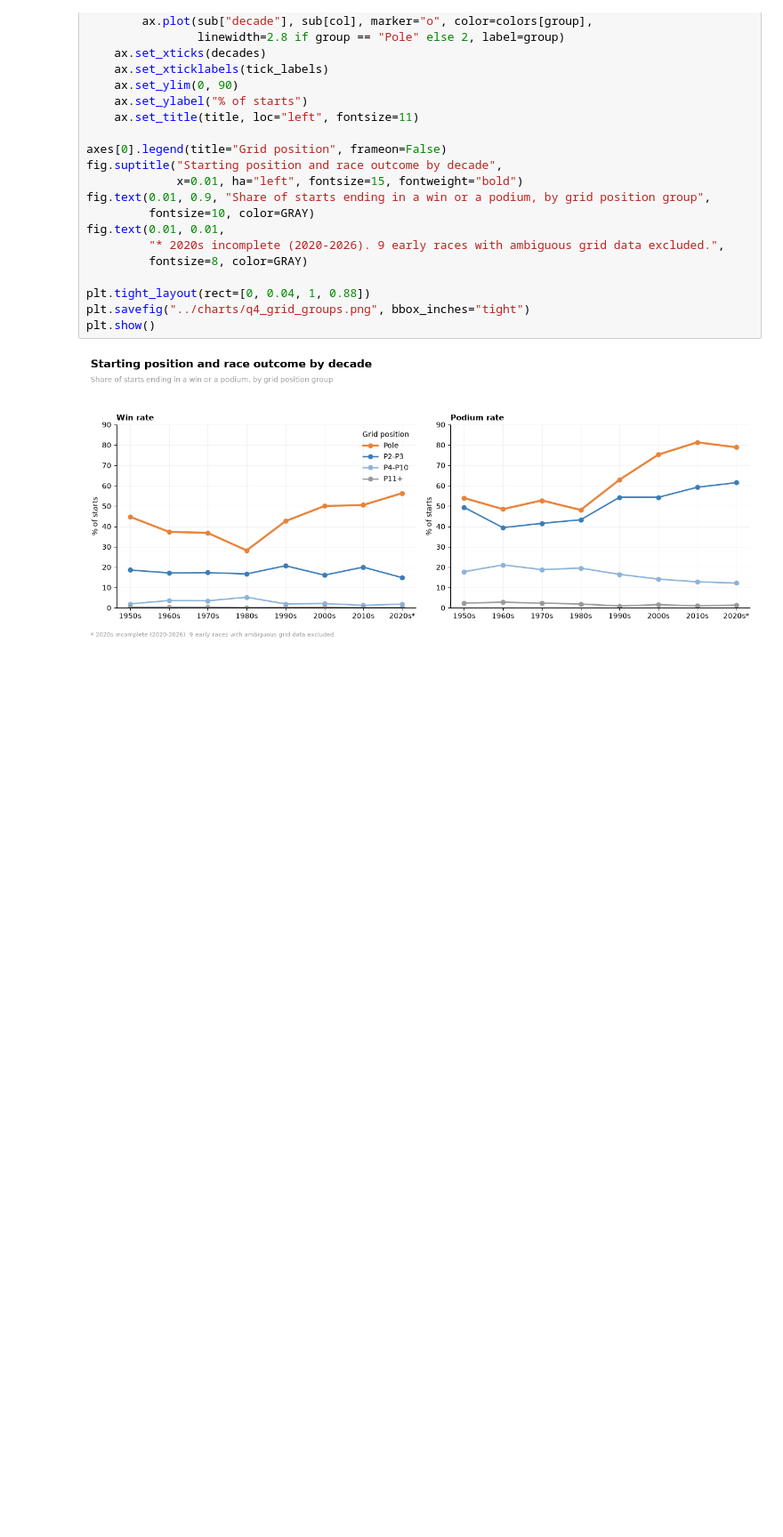
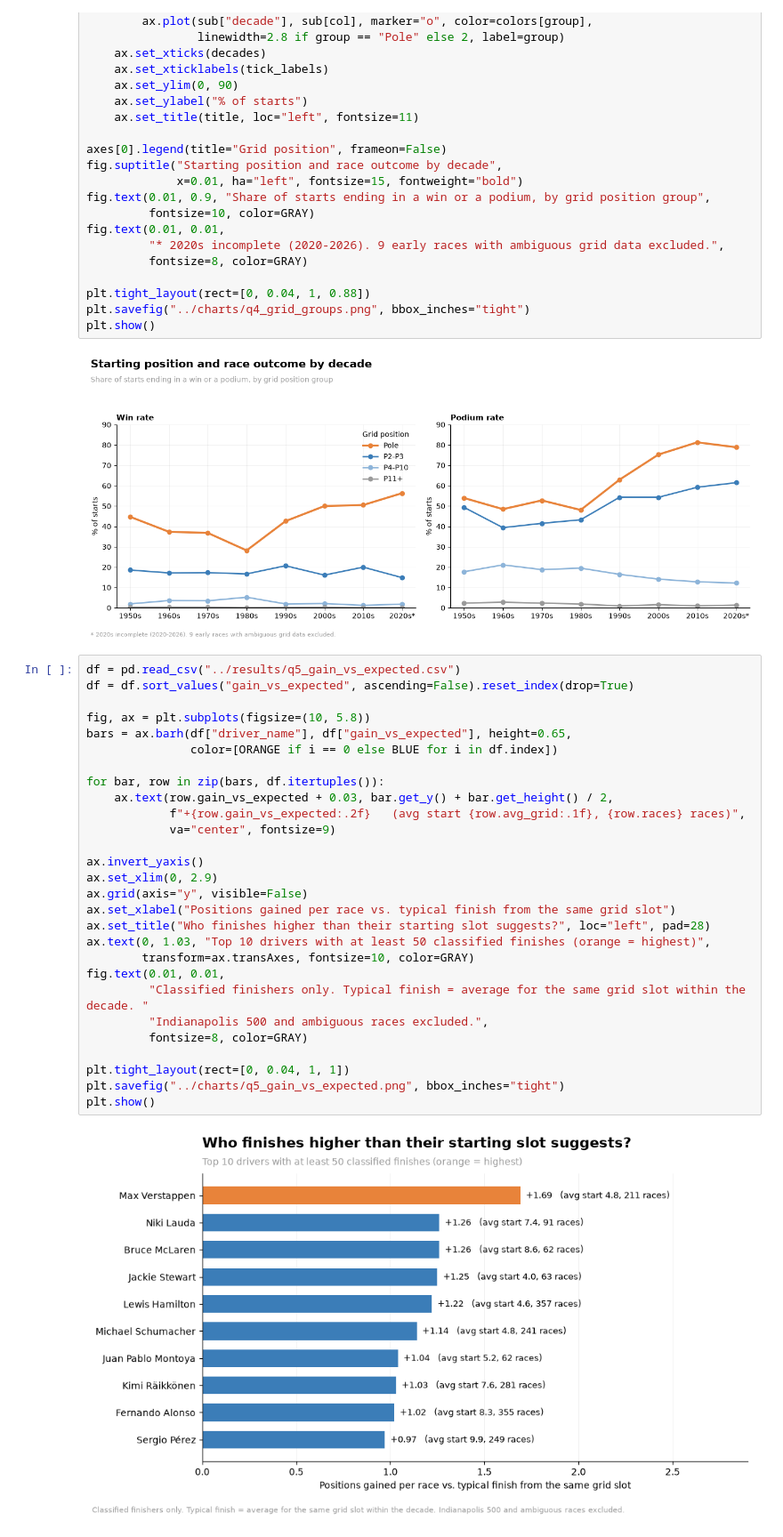
Before and after one commit to luvurgrace/f1-sql-analysis, a Jupyter notebook: notebooks/analysis.ipynb, the cells around one changed output. Shown at 89% size. Cells and saved outputs as stored; diff of their text form; blank space fills up the shorter version.

Commit message:
Add Q5: position gainers vs expected finish

```diff
--- a/notebooks/analysis.ipynb
+++ b/notebooks/analysis.ipynb
@@ -255,3 +255,33 @@ plt.savefig("../charts/q4_grid_groups.png", bbox_inches="tight")
 plt.show()
 # %% [output]
 [figure]
+# %%
+df = pd.read_csv("../results/q5_gain_vs_expected.csv")
+df = df.sort_values("gain_vs_expected", ascending=False).reset_index(drop=True)
+
+fig, ax = plt.subplots(figsize=(10, 5.8))
+bars = ax.barh(df["driver_name"], df["gain_vs_expected"], height=0.65,
+               color=[ORANGE if i == 0 else BLUE for i in df.index])
+
+for bar, row in zip(bars, df.itertuples()):
+    ax.text(row.gain_vs_expected + 0.03, bar.get_y() + bar.get_height() / 2,
+            f"+{row.gain_vs_expected:.2f}   (avg start {row.avg_grid:.1f}, {row.races} races)",
+            va="center", fontsize=9)
+
+ax.invert_yaxis()
+ax.set_xlim(0, 2.9)
+ax.grid(axis="y", visible=False)
+ax.set_xlabel("Positions gained per race vs. typical finish from the same grid slot")
+ax.set_title("Who finishes higher than their starting slot suggests?", loc="left", pad=28)
+ax.text(0, 1.03, "Top 10 drivers with at least 50 classified finishes (orange = highest)",
+        transform=ax.transAxes, fontsize=10, color=GRAY)
+fig.text(0.01, 0.01,
+         "Classified finishers only. Typical finish = average for the same grid slot within the decade. "
+         "Indianapolis 500 and ambiguous races excluded.",
+         fontsize=8, color=GRAY)
+
+plt.tight_layout(rect=[0, 0.04, 1, 1])
+plt.savefig("../charts/q5_gain_vs_expected.png", bbox_inches="tight")
+plt.show()
+# %% [output]
+[figure, added]
```
Also changed, not shown: 7 other files.
